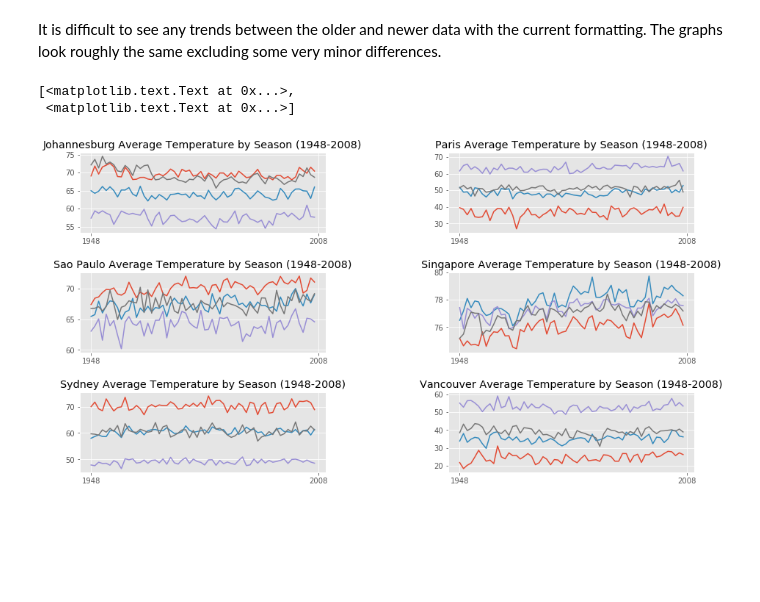
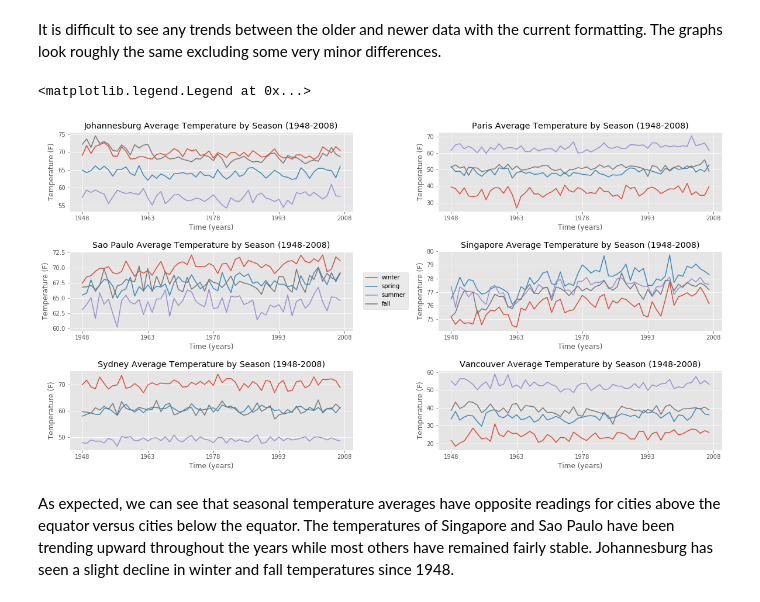
Before and after one commit to nealrea/CSc59969S17HW2, a Jupyter notebook: Exercise3/Exercise3.ipynb, the cells around one changed output. Drawn from its saved outputs; the diff is of its cells as text; code cells hidden in the pictures; blank space fills up the shorter version.

```diff
--- a/Exercise3/Exercise3.ipynb
+++ b/Exercise3/Exercise3.ipynb
@@ -12,7 +12,7 @@ from scipy import stats as stats
 matplotlib.rcParams['image.cmap'] = 'viridis'
 %matplotlib inline
 matplotlib.style.use('ggplot')
-matplotlib.rcParams['figure.figsize'] = (15, 8)
+matplotlib.rcParams['figure.figsize'] = (20, 10)
 
 johannesburg = loadmat('Johannesburg.mat')
 paris = loadmat('Paris.mat')
@@ -343,7 +343,7 @@ import matplotlib.gridspec as gridspec
 #Plotting all data together
 
 gs = gridspec.GridSpec(3,2)
-gs.update(wspace = 0.5, hspace = 0.5)
+gs.update(wspace = 0.3, hspace = 0.5)
 ax1 = plt.subplot(gs[0,0])
 ax2 = plt.subplot(gs[0,1])
 ax3 = plt.subplot(gs[1,0])
@@ -351,8 +351,8 @@ ax4 = plt.subplot(gs[1,1])
 ax5 = plt.subplot(gs[2,0])
 ax6 = plt.subplot(gs[2,1])
 
-ticks = [0,60]
-years = ['1948','2008']
+ticks = [0,15,30,45,60]
+years = ['1948','1963','1978','1993','2008']
 
 ax1.plot(winterJohannesburg, label = 'winter')
 ax1.plot(springJohannesburg, label = 'spring')
@@ -361,6 +361,9 @@ ax1.plot(fallJohannesburg, label = 'fall')
 ax1.set_title('Johannesburg Average Temperature by Season (1948-2008)')
 ax1.set_xticks(ticks)
 ax1.set_xticklabels(years)
+ax1.set_ylabel('Temperature (F)')
+ax1.set_xlabel('Time (years)')
+#ax1.set_ylim(ymin = 15, ymax = 80)
 
 ax2.plot(winterParis, label = 'winter')
 ax2.plot(springParis, label = 'spring')
@@ -369,39 +372,57 @@ ax2.plot(fallParis, label = 'fall')
 ax2.set_title('Paris Average Temperature by Season (1948-2008)')
 ax2.set_xticks(ticks)
 ax2.set_xticklabels(years)
+ax2.set_ylabel('Temperature (F)')
+ax2.set_xlabel('Time (years)')
+#ax2.set_ylim(ymin = 15, ymax = 80)
 
 ax3.plot(winterSaoPaulo, label = 'winter')
 ax3.plot(springSaoPaulo, label = 'spring')
 ax3.plot(summerSaoPaulo, label = 'summer')
 ax3.plot(fallSaoPaulo, label = 'fall')
 ax3.set_title('Sao Paulo Average Temperature by Season (1948-2008)')
 ax3.set_xticks(ticks)
 ax3.set_xticklabels(years)
+ax3.set_ylabel('Temperature (F)')
+ax3.set_xlabel('Time (years)')
+#ax3.set_ylim(ymin = 15, ymax = 80)
 
 ax4.plot(winterSingapore, label = 'winter')
 ax4.plot(springSingapore, label = 'spring')
 ax4.plot(summerSingapore, label = 'summer')
 ax4.plot(fallSingapore, label = 'fall')
 ax4.set_title('Singapore Average Temperature by Season (1948-2008)')
 ax4.set_xticks(ticks)
 ax4.set_xticklabels(years)
+ax4.set_ylabel('Temperature (F)')
+ax4.set_xlabel('Time (years)')
+#ax4.set_ylim(ymin = 15, ymax = 80)
 
 ax5.plot(winterSydney, label = 'winter')
 ax5.plot(springSydney, label = 'spring')
 ax5.plot(summerSydney, label = 'summer')
 ax5.plot(fallSydney, label = 'fall')
 ax5.set_title('Sydney Average Temperature by Season (1948-2008)')
 ax5.set_xticks(ticks)
 ax5.set_xticklabels(years)
+ax5.set_ylabel('Temperature (F)')
+ax5.set_xlabel('Time (years)')
+#ax5.set_ylim(ymin = 15, ymax = 80)
 
 ax6.plot(winterVancouver, label = 'winter')
 ax6.plot(springVancouver, label = 'spring')
 ax6.plot(summerVancouver, label = 'summer')
 ax6.plot(fallVancouver, label = 'fall')
 ax6.set_title('Vancouver Average Temperature by Season (1948-2008)')
 ax6.set_xticks(ticks)
 ax6.set_xticklabels(years)
+ax6.set_ylabel('Temperature (F)')
+ax6.set_xlabel('Time (years)')
+#ax6.set_ylim(ymin = 15, ymax = 80)
+
+plt.legend(loc = (-0.265,1.77))
 # %% [output]
-[<matplotlib.text.Text at 0x...>,
- <matplotlib.text.Text at 0x...>]
+<matplotlib.legend.Legend at 0x...>
-[figure, old version]
+[figure, new version]
+# %% [markdown]
+As expected, we can see that seasonal temperature averages have opposite readings for cities above the equator versus cities below the equator.  The temperatures of Singapore and Sao Paulo have been trending upward throughout the years while most others have remained fairly stable.  Johannesburg has seen a slight decline in winter and fall temperatures since 1948.
```
Also changed, not shown: parts of 1 cell of this notebook.
